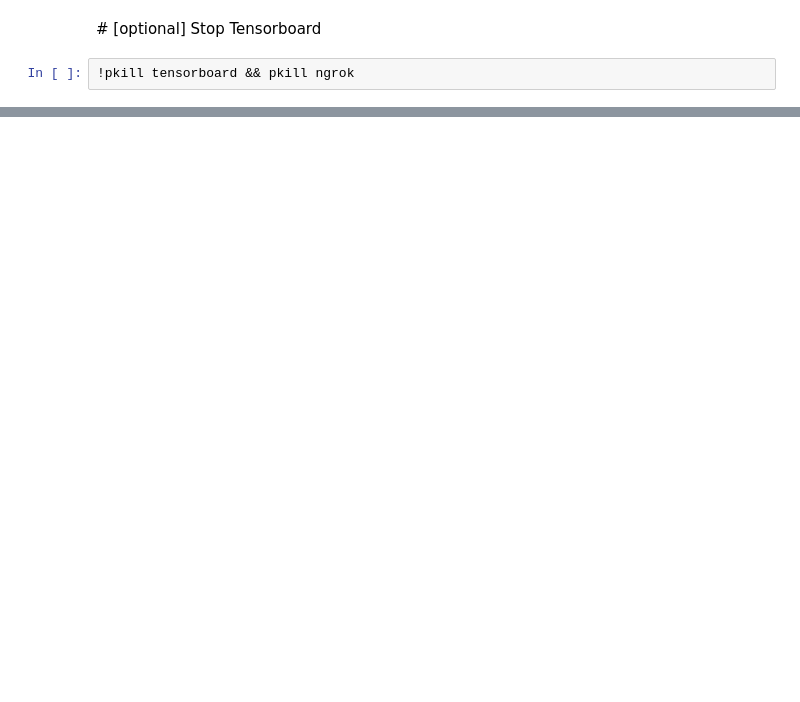
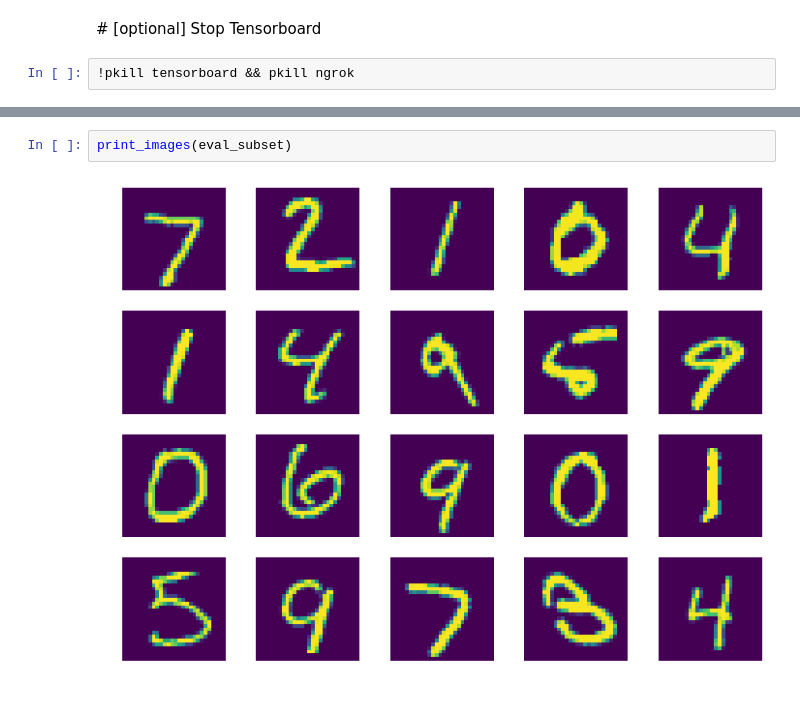
Before and after one commit to riccardo1980/tf_estimators, a Jupyter notebook: MNIST_cnn_autoencoder.ipynb, the cells around one changed output, grey strips where cells are left out. Drawn from its saved outputs; the diff is of its cells as text; blank space fills up the shorter version.

```diff
--- a/MNIST_cnn_autoencoder.ipynb
+++ b/MNIST_cnn_autoencoder.ipynb
@@ -312,0 +389,4 @@ INFO:tensorflow:Loss for final step: 0.0031564634.
+# %%
+print_images(eval_subset)
+# %% [output]
+[figure, added]
```
Also changed, not shown: parts of 14 cells of this notebook.
